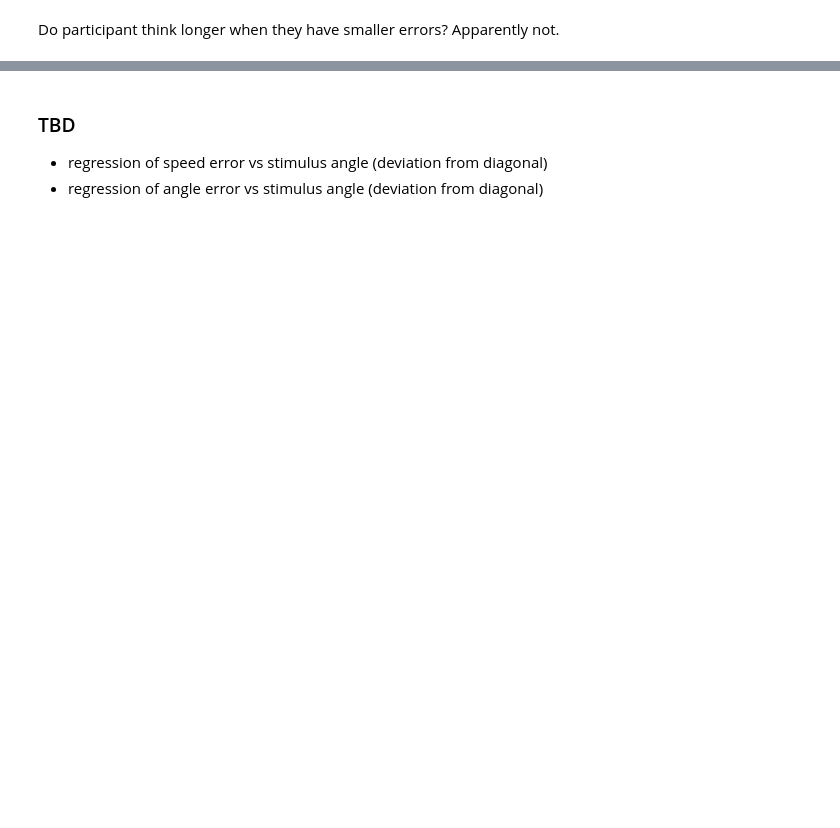
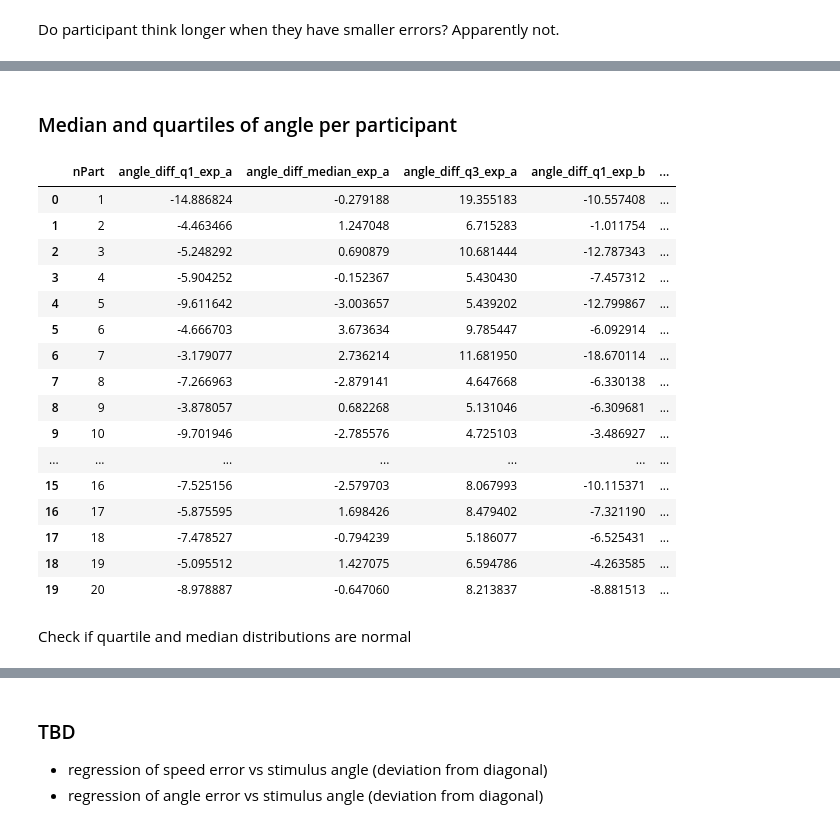
Before and after one commit to bellinux/onebutton, a Jupyter notebook: SpeedAsRhythm/analysis.ipynb, the cells around one changed output, grey strips where cells are left out. Drawn from its saved outputs; the diff is of its cells as text; code cells hidden in the pictures; blank space fills up the shorter version.

```diff
--- a/SpeedAsRhythm/analysis.ipynb
+++ b/SpeedAsRhythm/analysis.ipynb
@@ -156,6 +159,12 @@ df.columns = ['trial', 'soundSpeed', 'soundAngle', 'movSpeed', 'movAngle', 'soun
 categorize_angles_into_quadrants(df, angle_column='soundAngle', quadrant_column='soundQuadrant');
 categorize_angles_into_quadrants(df, angle_column='movAngle', quadrant_column='movQuadrant');
 detect_flips(df, 'soundQuadrant', 'movQuadrant', 'flip')
+# add differences between stimulus and response (stimulus - response)
+# add speed_diff and angle_diff if soundQuadrand and movQuadrant are equal (else, NaN)
+df['speed_diff'] = np.where(df['flip'] == 'N', df['soundSpeed'] - df['movSpeed'], np.nan)
+df['angle_diff'] = np.where(df['flip'] == 'N', df['soundAngle'] - df['movAngle'], np.nan)
+display(df)
+dfExpA=df
 # %% [output]
 |  | trial | soundSpeed | soundAngle | movSpeed | movAngle | soundStart | startDragTime | endDragTime | ... |
 | 19 | 19 | 37.684478 | 304.816029 | 15.552421 | 335.947471 | 1740393556366 | 1740393576186 | 1740393588649 | ... |
@@ -414,6 +421,12 @@ df.columns = ['trial', 'movSpeed', 'movAngle', 'tapSpeed', 'tapAngle', 'movStart
 categorize_angles_into_quadrants(df, angle_column='movAngle', quadrant_column='movQuadrant');
 categorize_angles_into_quadrants(df, angle_column='tapAngle', quadrant_column='tapQuadrant');
 detect_flips(df, 'movQuadrant', 'tapQuadrant', 'flip')
+# add differences between stimulus and response (stimulus - response)
+# add speed_diff and angle_diff if soundQuadrand and movQuadrant are equal (else, NaN)
+df['speed_diff'] = np.where(df['flip'] == 'N',  df['movSpeed'] - df['tapSpeed'], np.nan)
+df['angle_diff'] = np.where(df['flip'] == 'N',  df['movAngle'] - df['tapAngle'], np.nan)
+display(df)
+dfExpB=df
 # %% [output]
 |  | trial | movSpeed | movAngle | tapSpeed | tapAngle | movStart | tapHor | tapVer | tapHor2 | tapVer2 | ... |
 | 38 | 38 | 29.069538 | 139.792341 | 18.510638 | 148.937093 | 1740394576071 | 1740394590426 | 1740394584867 | 1740394592318 | 1740394588008 | ... |
@@ -594,0 +661,47 @@ Text(0.5, 1.0, 'start tapping time as a function of angle error')
+# %% [markdown]
+### Median and quartiles of angle per participant
+# %%
+quartiles_diffs_angle = pd.DataFrame()
+
+# compute Q1, median, Q3, of angles per participant per task
+for exp in ['exp_a', 'exp_b']:
+    mask = combined_df['experiment'] == exp
+
+    first_quartile = combined_df[mask].groupby('nPart')['angle_diff'].quantile(0.25).reset_index()
+    first_quartile.columns = ['nPart', f'angle_diff_q1_{exp}']
+
+    median_diff = combined_df[mask].groupby('nPart')['angle_diff'].median().reset_index()
+    median_diff.columns = ['nPart', f'angle_diff_median_{exp}']
+
+    third_quartile = combined_df[mask].groupby('nPart')['angle_diff'].quantile(0.75).reset_index()
+    third_quartile.columns = ['nPart', f'angle_diff_q3_{exp}']
+
+    if quartiles_diffs_angle.empty:
+        quartiles_diffs_angle = first_quartile
+    else:
+        quartiles_diffs_angle = pd.merge(quartiles_diffs_angle, first_quartile, on='nPart', how='outer')
+
+    quartiles_diffs_angle = pd.merge(quartiles_diffs_angle, median_diff, on='nPart', how='outer')
+    quartiles_diffs_angle = pd.merge(quartiles_diffs_angle, third_quartile, on='nPart', how='outer')
+
+display(quartiles_diffs_angle)
+# %% [output]
+|  | nPart | angle_diff_q1_exp_a | angle_diff_median_exp_a | angle_diff_q3_exp_a | angle_diff_q1_exp_b | ... |
+| 0 | 1 | -14.886824 | -0.279188 | 19.355183 | -10.557408 | ... |
+| 1 | 2 | -4.463466 | 1.247048 | 6.715283 | -1.011754 | ... |
+| 2 | 3 | -5.248292 | 0.690879 | 10.681444 | -12.787343 | ... |
+| 3 | 4 | -5.904252 | -0.152367 | 5.430430 | -7.457312 | ... |
+| 4 | 5 | -9.611642 | -3.003657 | 5.439202 | -12.799867 | ... |
+| 5 | 6 | -4.666703 | 3.673634 | 9.785447 | -6.092914 | ... |
+| 6 | 7 | -3.179077 | 2.736214 | 11.681950 | -18.670114 | ... |
+| 7 | 8 | -7.266963 | -2.879141 | 4.647668 | -6.330138 | ... |
+| 8 | 9 | -3.878057 | 0.682268 | 5.131046 | -6.309681 | ... |
+| 9 | 10 | -9.701946 | -2.785576 | 4.725103 | -3.486927 | ... |
+| ... | ... | ... | ... | ... | ... | ... |
+| 15 | 16 | -7.525156 | -2.579703 | 8.067993 | -10.115371 | ... |
+| 16 | 17 | -5.875595 | 1.698426 | 8.479402 | -7.321190 | ... |
+| 17 | 18 | -7.478527 | -0.794239 | 5.186077 | -6.525431 | ... |
+| 18 | 19 | -5.095512 | 1.427075 | 6.594786 | -4.263585 | ... |
+| 19 | 20 | -8.978887 | -0.647060 | 8.213837 | -8.881513 | ... |
+# %% [markdown]
+Check if quartile and median distributions are normal
```
Also changed, not shown: parts of 74 cells of this notebook.
